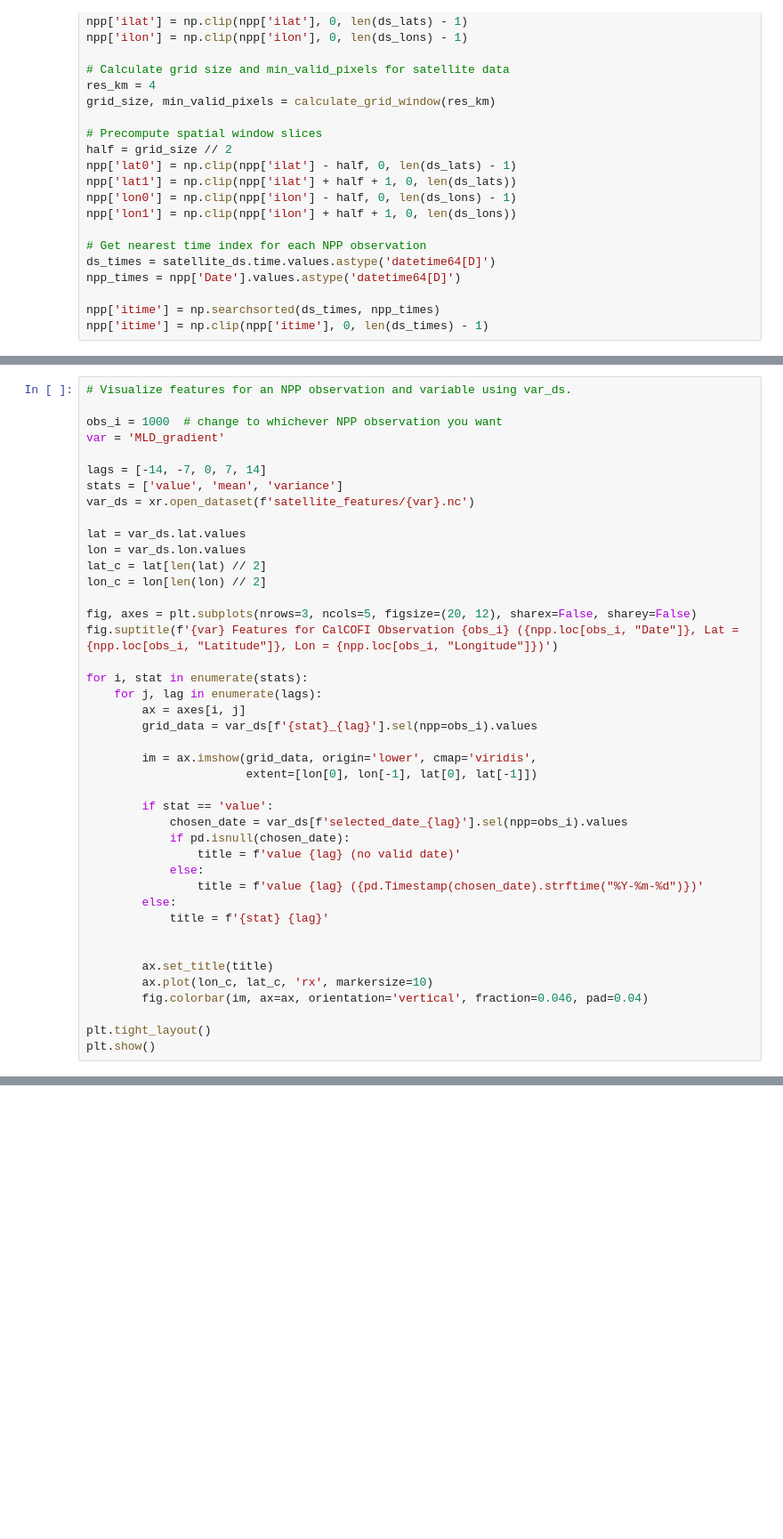
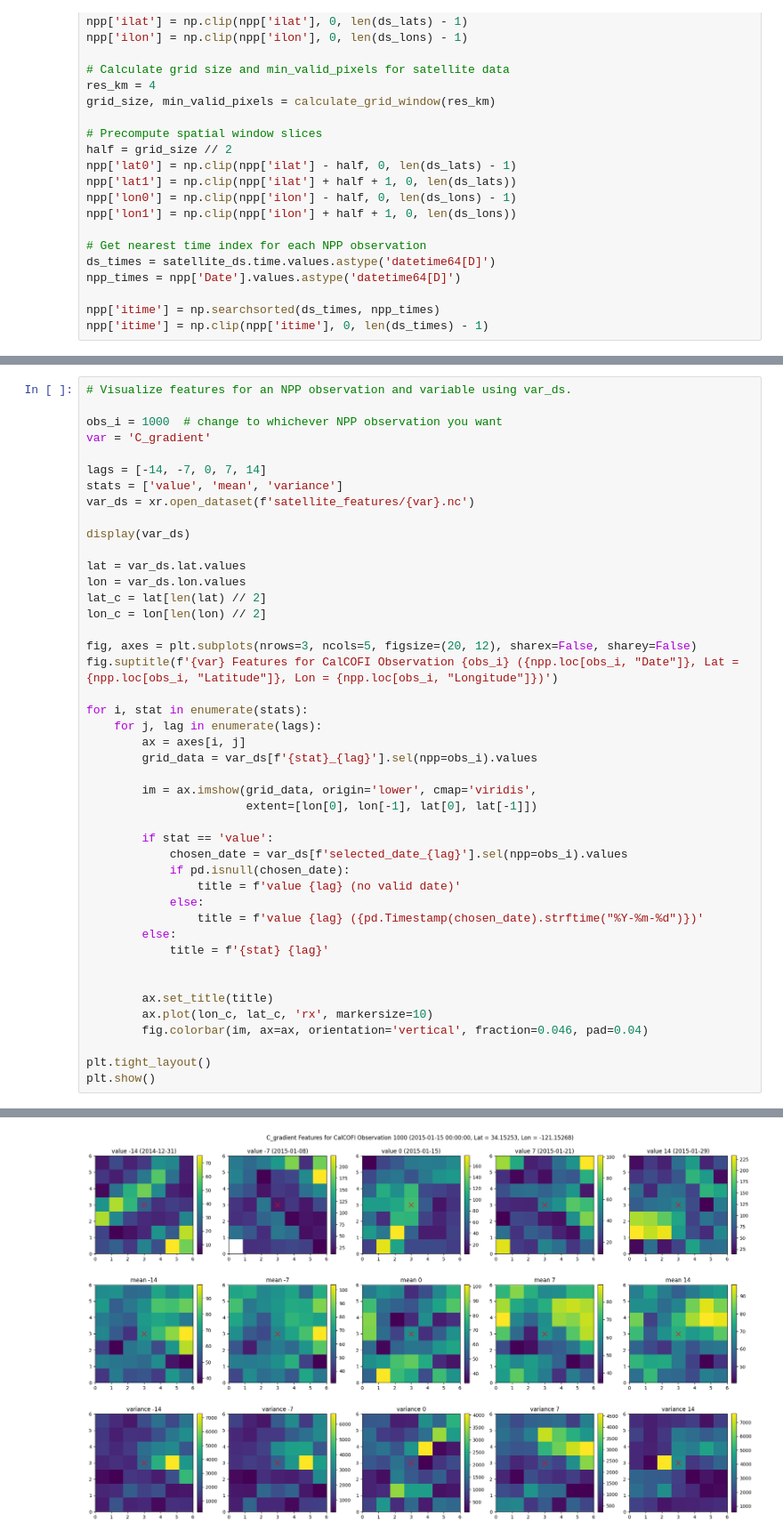
Before and after one commit to decarpenter/primary-productivity, a Jupyter notebook: notebooks/03 Combine NPP and Satellite Data.ipynb, the cells around one changed output, grey strips where cells are left out. Shown at 89% size. Drawn from its saved outputs; the diff is of its cells as text; blank space fills up the shorter version.

```diff
--- a/notebooks/03 Combine NPP and Satellite Data.ipynb
+++ b/notebooks/03 Combine NPP and Satellite Data.ipynb
@@ -478,11 +733,13 @@ for var in input_vars:
 # Visualize features for an NPP observation and variable using var_ds.
 
 obs_i = 1000  # change to whichever NPP observation you want
-var = 'MLD_gradient'
+var = 'C_gradient'
 
 lags = [-14, -7, 0, 7, 14]
 stats = ['value', 'mean', 'variance']
 var_ds = xr.open_dataset(f'satellite_features/{var}.nc')
+
+display(var_ds)
 
 lat = var_ds.lat.values
 lon = var_ds.lon.values
@@ -516,3 +773,4 @@ for i, stat in enumerate(stats):
 
 plt.tight_layout()
 plt.show()
+# %% [output]
@@ -519,3 +797,4 @@ plt.show()
+[figure, added]
 # %%
 # Create dataframe with NPP-satellite matchups
 
```
Also changed, not shown: parts of 12 cells of this notebook.
